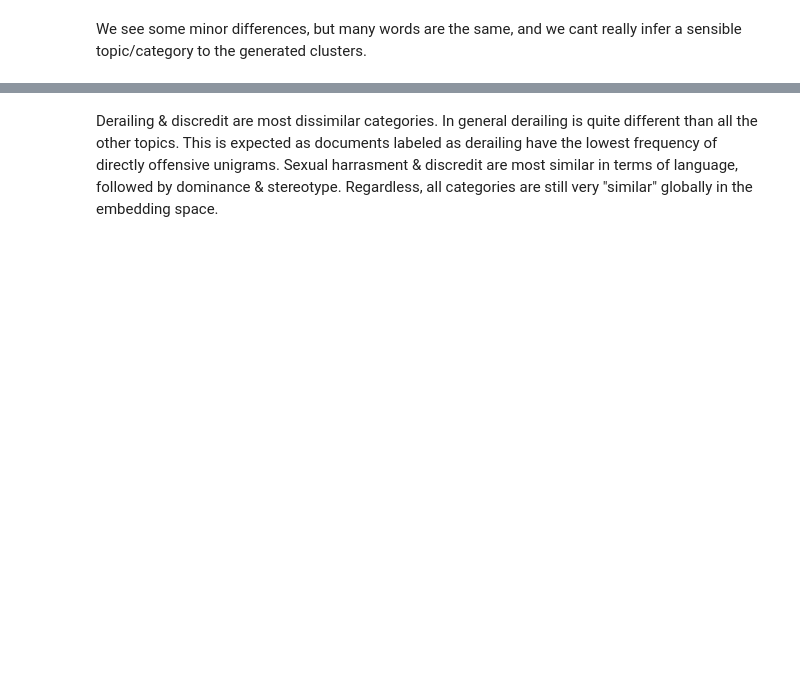
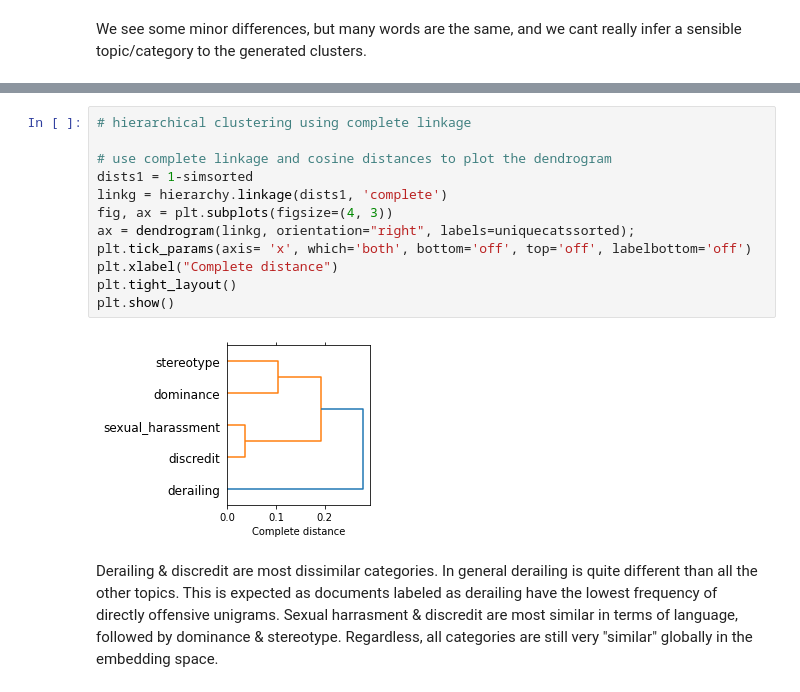
Before and after one commit to Benidzu/NLP_Assignment, a Jupyter notebook: notebooks/iberEvalExploration.ipynb, the cells around one changed output, grey strips where cells are left out. Cells and saved outputs as stored; diff of their text form; blank space fills up the shorter version.

```diff
--- a/notebooks/iberEvalExploration.ipynb
+++ b/notebooks/iberEvalExploration.ipynb
@@ -353,2 +437,16 @@ pd.DataFrame(similarities, columns=uniquecategories, index=uniquecategories)
+# %%
+# hierarchical clustering using complete linkage
+
+# use complete linkage and cosine distances to plot the dendrogram
+dists1 = 1-simsorted
+linkg = hierarchy.linkage(dists1, 'complete')
+fig, ax = plt.subplots(figsize=(4, 3))
+ax = dendrogram(linkg, orientation="right", labels=uniquecatssorted);
+plt.tick_params(axis= 'x', which='both', bottom='off', top='off', labelbottom='off')
+plt.xlabel("Complete distance")
+plt.tight_layout()
+plt.show()
+# %% [output]
+[figure, added]
 # %% [markdown]
 Derailing & discredit are most dissimilar categories. In general derailing is quite different than all the other topics. This is expected as documents labeled as derailing have the lowest frequency of directly offensive unigrams. Sexual harrasment & discredit are most similar in terms of language, followed by dominance & stereotype. Regardless, all categories are still very "similar" globally in the embedding space.
```
Also changed, not shown: parts of 78 cells of this notebook, 1 other file.
